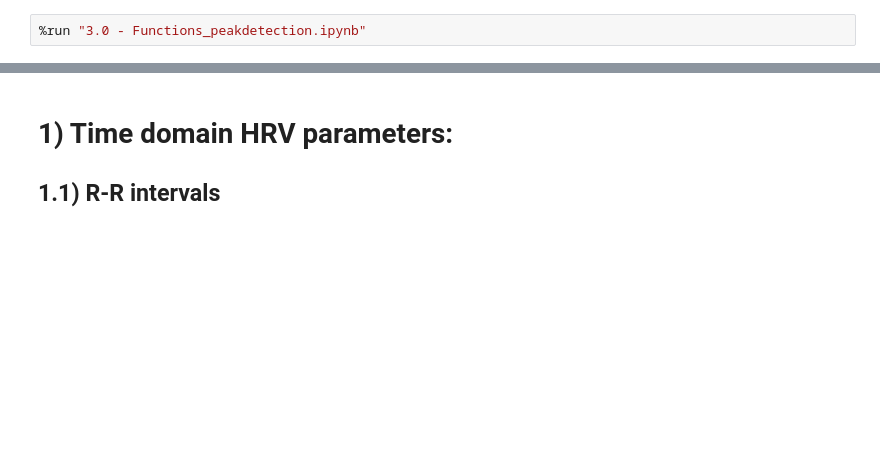
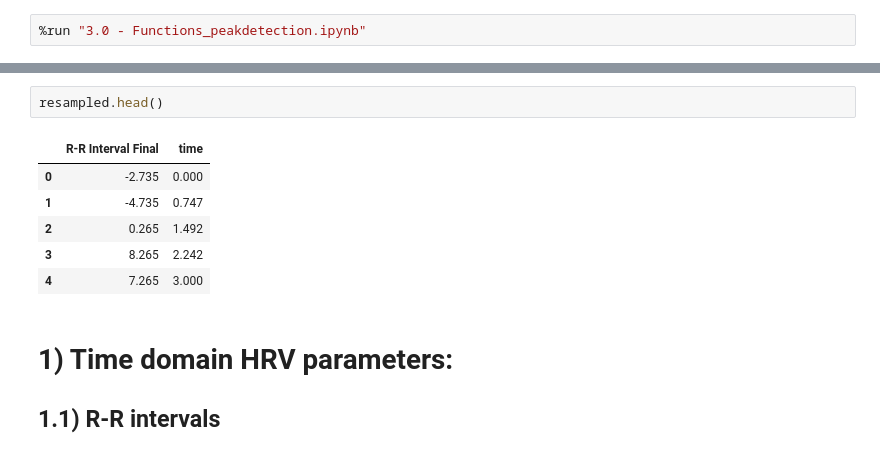
Before and after one commit to molbioeng/Molecool, a Jupyter notebook: 4.0-HRV_Extraction_Function.ipynb, the cells around one changed output, grey strips where cells are left out. Saved outputs shown, nothing was run; the diff lists cells and outputs as text; blank space fills up the shorter version.

```diff
--- a/4.0-HRV_Extraction_Function.ipynb
+++ b/4.0-HRV_Extraction_Function.ipynb
@@ -22,3 +175,12 @@ from scipy.fft import irfft
+# %%
+resampled.head()
+# %% [output]
+|  | R-R Interval Final | time |
+| 0 | -2.735 | 0.000 |
+| 1 | -4.735 | 0.747 |
+| 2 | 0.265 | 1.492 |
+| 3 | 8.265 | 2.242 |
+| 4 | 7.265 | 3.000 |
 # %% [markdown]
 # 1) Time domain HRV parameters:
 ## 1.1) R-R intervals
```
Also changed, not shown: parts of 17 cells of this notebook.
